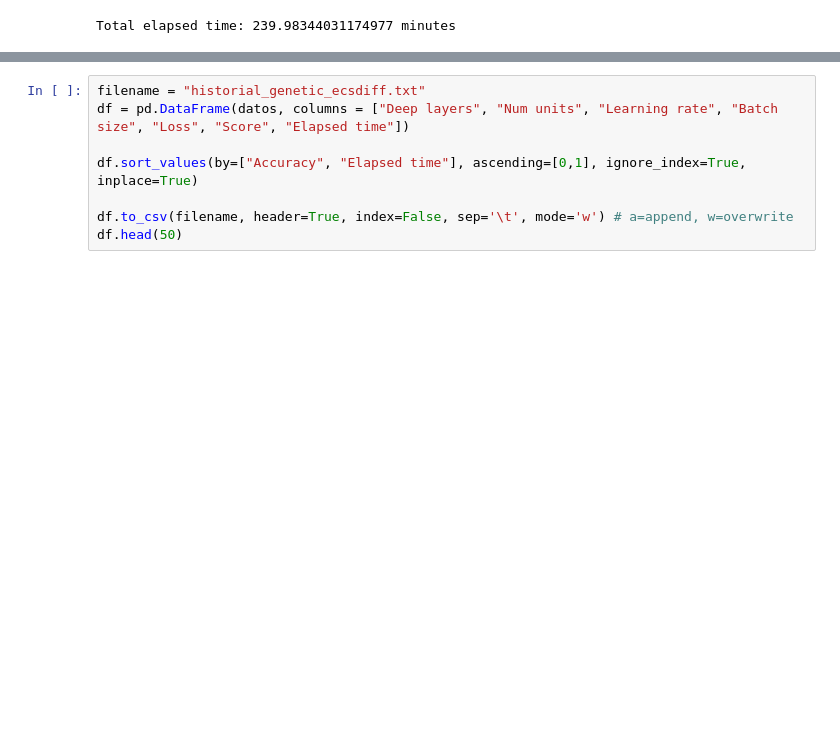
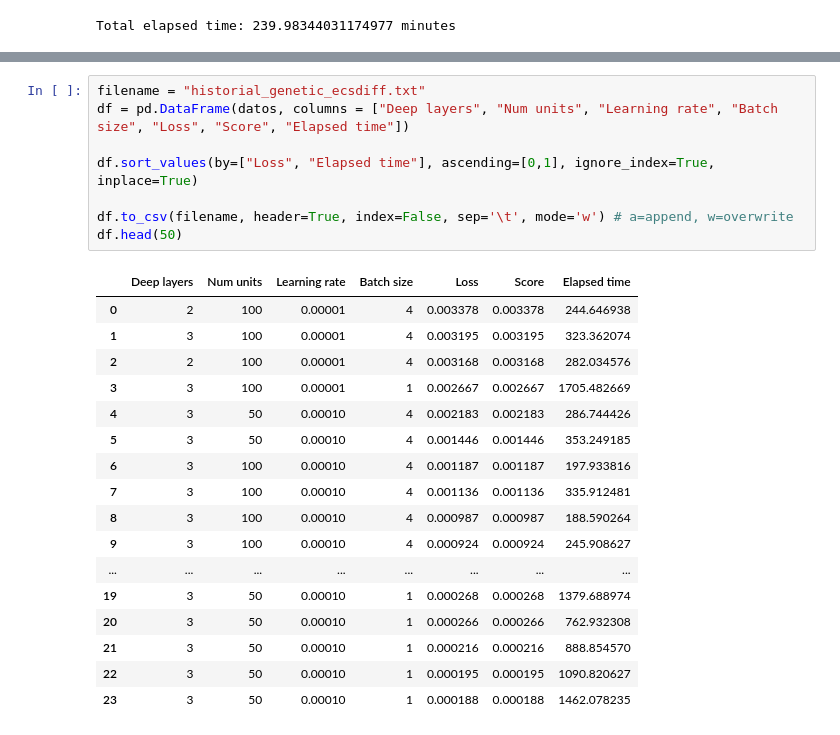
Before and after one commit to igomezv/nnogada, a Jupyter notebook: genetic_hyp_ecs-diff.ipynb, the cells around one changed output, grey strips where cells are left out. Cells and saved outputs as stored; diff of their text form; blank space fills up the shorter version.

```diff
--- a/genetic_hyp_ecs-diff.ipynb
+++ b/genetic_hyp_ecs-diff.ipynb
@@ -393,11 +396,29 @@ SyntaxError: invalid syntax (<ipython-input-17-df062df77c3c>, line 25)
 # %%
 filename = "historial_genetic_ecsdiff.txt"
 df = pd.DataFrame(datos, columns = ["Deep layers", "Num units", "Learning rate", "Batch size", "Loss", "Score", "Elapsed time"])
 
-df.sort_values(by=["Accuracy", "Elapsed time"], ascending=[0,1], ignore_index=True, inplace=True)
+df.sort_values(by=["Loss", "Elapsed time"], ascending=[0,1], ignore_index=True, inplace=True)
 
 df.to_csv(filename, header=True, index=False, sep='\t', mode='w') # a=append, w=overwrite
 df.head(50)
+# %% [output]
+|  | Deep layers | Num units | Learning rate | Batch size | Loss | Score | Elapsed time |
+| 0 | 2 | 100 | 0.00001 | 4 | 0.003378 | 0.003378 | 244.646938 |
+| 1 | 3 | 100 | 0.00001 | 4 | 0.003195 | 0.003195 | 323.362074 |
+| 2 | 2 | 100 | 0.00001 | 4 | 0.003168 | 0.003168 | 282.034576 |
+| 3 | 3 | 100 | 0.00001 | 1 | 0.002667 | 0.002667 | 1705.482669 |
+| 4 | 3 | 50 | 0.00010 | 4 | 0.002183 | 0.002183 | 286.744426 |
+| 5 | 3 | 50 | 0.00010 | 4 | 0.001446 | 0.001446 | 353.249185 |
+| 6 | 3 | 100 | 0.00010 | 4 | 0.001187 | 0.001187 | 197.933816 |
+| 7 | 3 | 100 | 0.00010 | 4 | 0.001136 | 0.001136 | 335.912481 |
+| 8 | 3 | 100 | 0.00010 | 4 | 0.000987 | 0.000987 | 188.590264 |
+| 9 | 3 | 100 | 0.00010 | 4 | 0.000924 | 0.000924 | 245.908627 |
+| ... | ... | ... | ... | ... | ... | ... | ... |
+| 19 | 3 | 50 | 0.00010 | 1 | 0.000268 | 0.000268 | 1379.688974 |
+| 20 | 3 | 50 | 0.00010 | 1 | 0.000266 | 0.000266 | 762.932308 |
+| 21 | 3 | 50 | 0.00010 | 1 | 0.000216 | 0.000216 | 888.854570 |
+| 22 | 3 | 50 | 0.00010 | 1 | 0.000195 | 0.000195 | 1090.820627 |
+| 23 | 3 | 50 | 0.00010 | 1 | 0.000188 | 0.000188 | 1462.078235 |
 # %%
 total_time = float(np.sum(df[["Elapsed time"]])/60)
 
```
Also changed, not shown: parts of 2 cells of this notebook.
